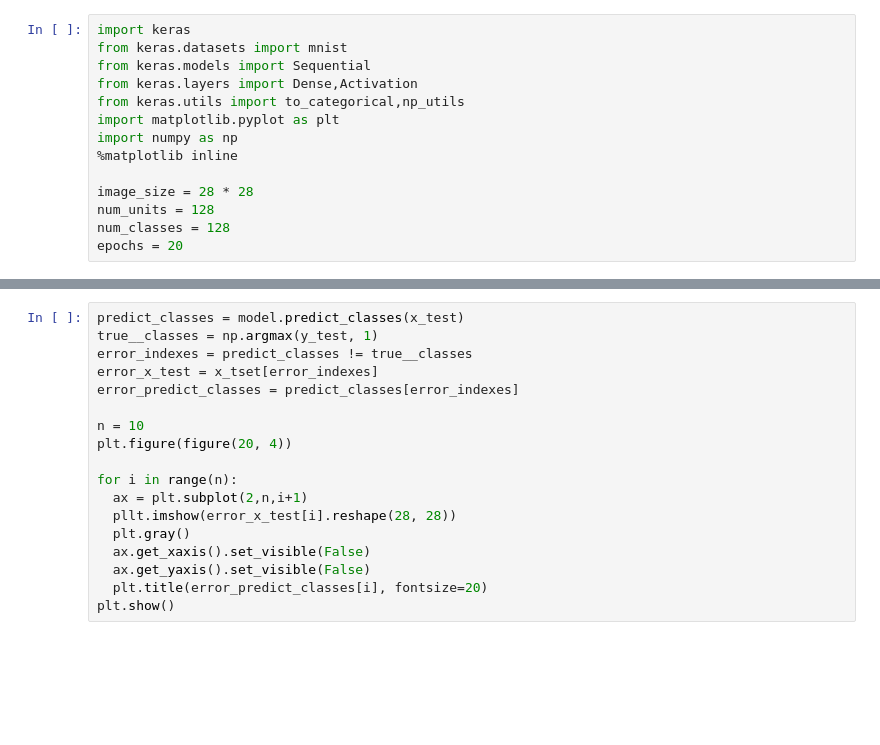
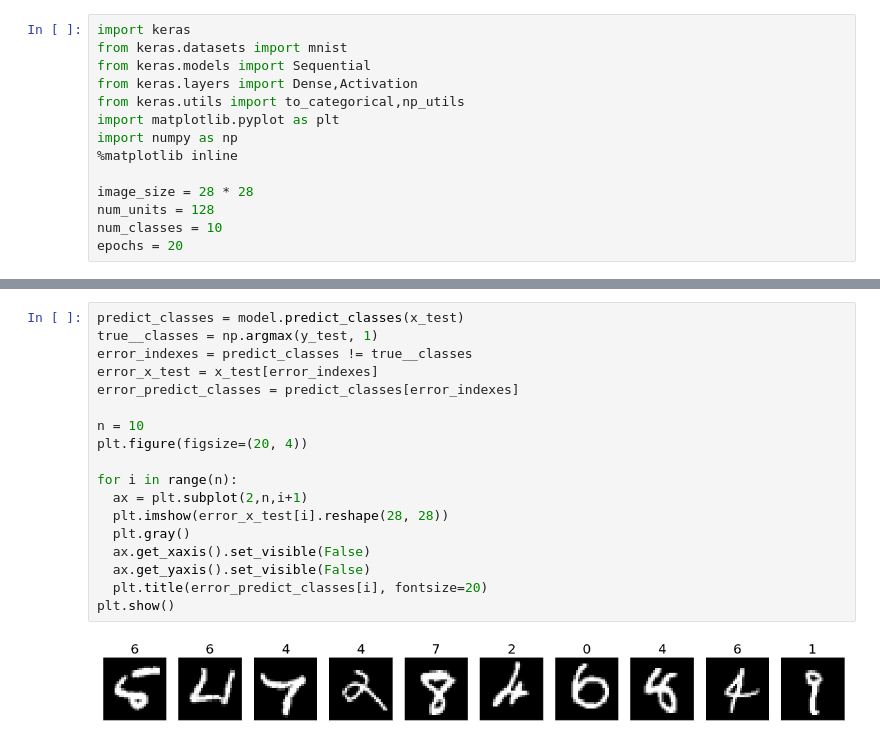
Before and after one commit to hiroshi-K-I/data-sci, a Jupyter notebook: 20191106AI研修_DNN.ipynb, the cells around one changed output, grey strips where cells are left out. Cells and saved outputs as stored; diff of their text form; blank space fills up the shorter version.

```diff
--- a/20191106AI研修_DNN.ipynb
+++ b/20191106AI研修_DNN.ipynb
@@ -12,7 +12,7 @@ import numpy as np
 
 image_size = 28 * 28
 num_units = 128
-num_classes = 128
+num_classes = 10
 epochs = 20
 # %%
 (x_train,y_train),(x_test,y_test) = mnist.load_data()
@@ -89,18 +102,20 @@ ValueError: ignored
 # %%
 predict_classes = model.predict_classes(x_test)
 true__classes = np.argmax(y_test, 1)
 error_indexes = predict_classes != true__classes
-error_x_test = x_tset[error_indexes]
+error_x_test = x_test[error_indexes]
 error_predict_classes = predict_classes[error_indexes]
 
 n = 10
-plt.figure(figure(20, 4))
+plt.figure(figsize=(20, 4))
 
 for i in range(n):
   ax = plt.subplot(2,n,i+1)
-  pllt.imshow(error_x_test[i].reshape(28, 28))
+  plt.imshow(error_x_test[i].reshape(28, 28))
   plt.gray()
   ax.get_xaxis().set_visible(False)
   ax.get_yaxis().set_visible(False)
   plt.title(error_predict_classes[i], fontsize=20)
 plt.show()
+# %% [output]
+[figure, added]
```
Also changed, not shown: parts of 4 cells of this notebook.
